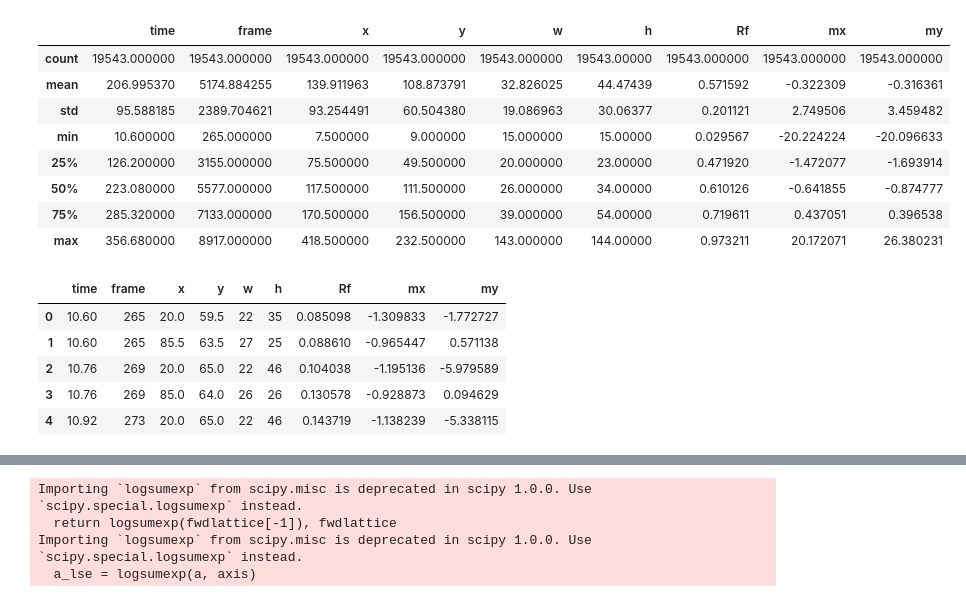
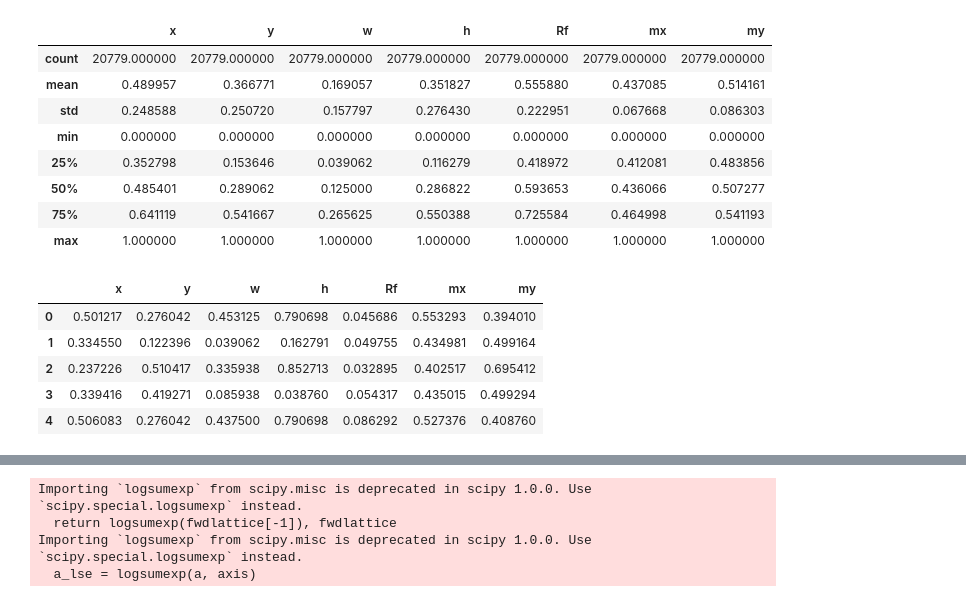
Before and after one commit to Sheph/anomaly, a Jupyter notebook: pch2_run.ipynb, the cells around one changed output, grey strips where cells are left out. Cells and saved outputs as stored; diff of their text form; code cells hidden in the pictures.

```diff
--- a/pch2_run.ipynb
+++ b/pch2_run.ipynb
@@ -68,27 +68,27 @@ def plot_array(arr):
 # %%
 df = pd.read_csv("data.csv")
 df.drop(df.columns[0], inplace=True, axis=1)
 scaler = MinMaxScaler()
 df2 = df.drop([df.columns[0], df.columns[1]], axis=1)
 df2 = pd.DataFrame(scaler.fit_transform(df2), columns=df.columns[2:])
-display(df.describe())
-display(df.head(5))
+display(df2.describe())
+display(df2.head(5))
 # %% [output]
-|  | time | frame | x | y | w | h | Rf | mx | my |
-| count | 19543.000000 | 19543.000000 | 19543.000000 | 19543.000000 | 19543.000000 | 19543.00000 | 19543.000000 | 19543.000000 | 19543.000000 |
-| mean | 206.995370 | 5174.884255 | 139.911963 | 108.873791 | 32.826025 | 44.47439 | 0.571592 | -0.322309 | -0.316361 |
-| std | 95.588185 | 2389.704621 | 93.254491 | 60.504380 | 19.086963 | 30.06377 | 0.201121 | 2.749506 | 3.459482 |
-| min | 10.600000 | 265.000000 | 7.500000 | 9.000000 | 15.000000 | 15.00000 | 0.029567 | -20.224224 | -20.096633 |
-| 25% | 126.200000 | 3155.000000 | 75.500000 | 49.500000 | 20.000000 | 23.00000 | 0.471920 | -1.472077 | -1.693914 |
-| 50% | 223.080000 | 5577.000000 | 117.500000 | 111.500000 | 26.000000 | 34.00000 | 0.610126 | -0.641855 | -0.874777 |
-| 75% | 285.320000 | 7133.000000 | 170.500000 | 156.500000 | 39.000000 | 54.00000 | 0.719611 | 0.437051 | 0.396538 |
-| max | 356.680000 | 8917.000000 | 418.500000 | 232.500000 | 143.000000 | 144.00000 | 0.973211 | 20.172071 | 26.380231 |
+|  | x | y | w | h | Rf | mx | my |
+| count | 20779.000000 | 20779.000000 | 20779.000000 | 20779.000000 | 20779.000000 | 20779.000000 | 20779.000000 |
+| mean | 0.489957 | 0.366771 | 0.169057 | 0.351827 | 0.555880 | 0.437085 | 0.514161 |
+| std | 0.248588 | 0.250720 | 0.157797 | 0.276430 | 0.222951 | 0.067668 | 0.086303 |
+| min | 0.000000 | 0.000000 | 0.000000 | 0.000000 | 0.000000 | 0.000000 | 0.000000 |
+| 25% | 0.352798 | 0.153646 | 0.039062 | 0.116279 | 0.418972 | 0.412081 | 0.483856 |
+| 50% | 0.485401 | 0.289062 | 0.125000 | 0.286822 | 0.593653 | 0.436066 | 0.507277 |
+| 75% | 0.641119 | 0.541667 | 0.265625 | 0.550388 | 0.725584 | 0.464998 | 0.541193 |
+| max | 1.000000 | 1.000000 | 1.000000 | 1.000000 | 1.000000 | 1.000000 | 1.000000 |
-|  | time | frame | x | y | w | h | Rf | mx | my |
-| 0 | 10.60 | 265 | 20.0 | 59.5 | 22 | 35 | 0.085098 | -1.309833 | -1.772727 |
-| 1 | 10.60 | 265 | 85.5 | 63.5 | 27 | 25 | 0.088610 | -0.965447 | 0.571138 |
-| 2 | 10.76 | 269 | 20.0 | 65.0 | 22 | 46 | 0.104038 | -1.195136 | -5.979589 |
-| 3 | 10.76 | 269 | 85.0 | 64.0 | 26 | 26 | 0.130578 | -0.928873 | 0.094629 |
-| 4 | 10.92 | 273 | 20.0 | 65.0 | 22 | 46 | 0.143719 | -1.138239 | -5.338115 |
+|  | x | y | w | h | Rf | mx | my |
+| 0 | 0.501217 | 0.276042 | 0.453125 | 0.790698 | 0.045686 | 0.553293 | 0.394010 |
+| 1 | 0.334550 | 0.122396 | 0.039062 | 0.162791 | 0.049755 | 0.434981 | 0.499164 |
+| 2 | 0.237226 | 0.510417 | 0.335938 | 0.852713 | 0.032895 | 0.402517 | 0.695412 |
+| 3 | 0.339416 | 0.419271 | 0.085938 | 0.038760 | 0.054317 | 0.435015 | 0.499294 |
+| 4 | 0.506083 | 0.276042 | 0.437500 | 0.790698 | 0.086292 | 0.527376 | 0.408760 |
 # %%
 bgmm = classify1(df2)
 # %% [output]
```
Also changed, not shown: parts of 10 cells of this notebook, 1 other file.
